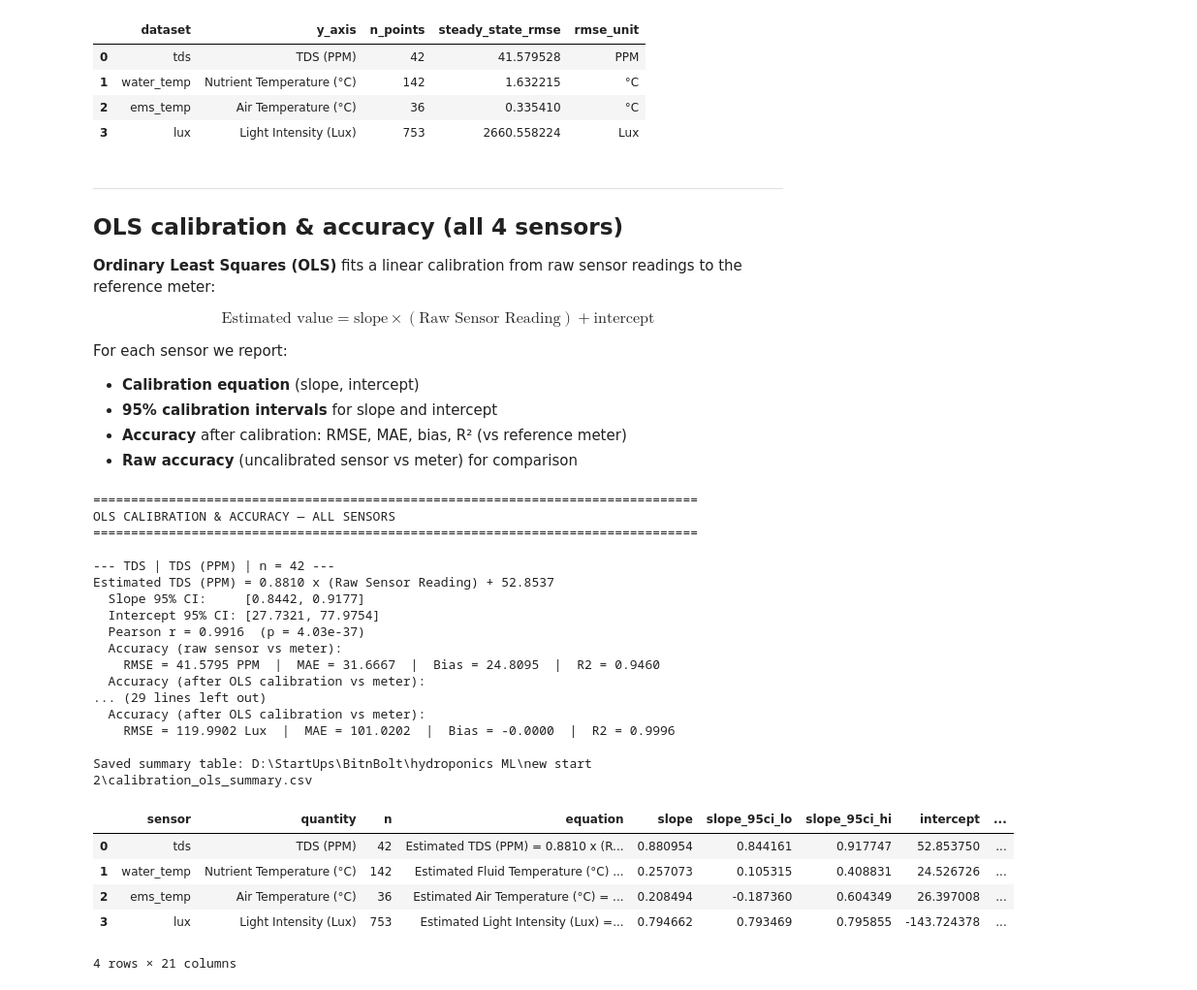
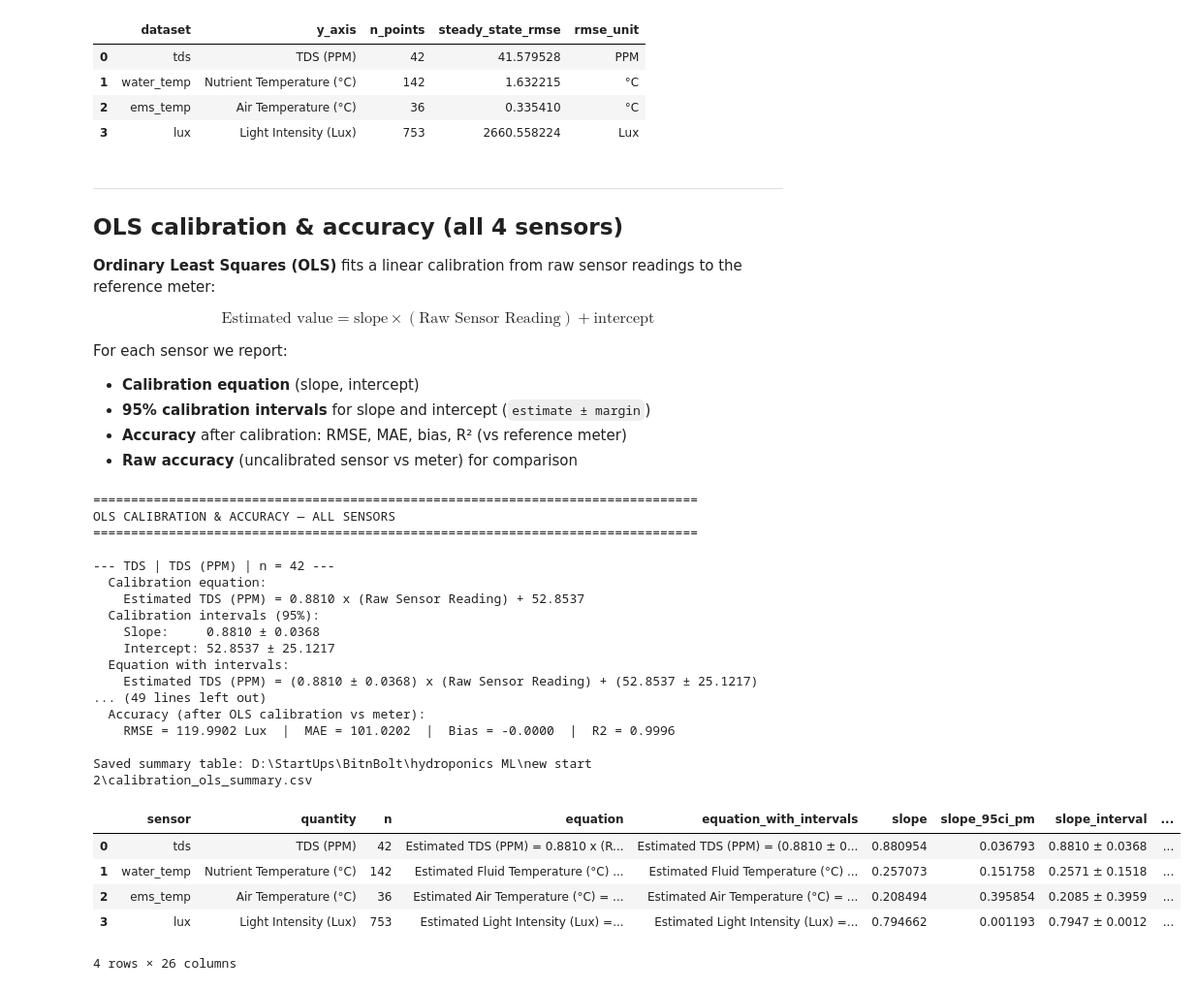
Before and after one commit to BitnBolt/hydroponics-ML, a Jupyter notebook: new start 2/main.ipynb, the cells around one changed output. Shown at 97% size. Drawn from its saved outputs; the diff is of its cells as text; code cells hidden in the pictures.

```diff
--- a/new start 2/main.ipynb
+++ b/new start 2/main.ipynb
@@ -252,7 +252,7 @@ $$\text{Estimated value} = \text{slope} \times (\text{Raw Sensor Reading}) + \te
 
 For each sensor we report:
 - **Calibration equation** (slope, intercept)
-- **95% calibration intervals** for slope and intercept
+- **95% calibration intervals** for slope and intercept (`estimate ± margin`)
 - **Accuracy** after calibration: RMSE, MAE, bias, R² (vs reference meter)
 - **Raw accuracy** (uncalibrated sensor vs meter) for comparison
 # %%
@@ -295,14 +295,19 @@ def ols_calibration(sensor: np.ndarray, reference: np.ndarray) -> dict:
     raw_acc = accuracy_metrics(x, y)
     cal_acc = accuracy_metrics(y_cal, y)
 
+    slope_pm = (slope_ci[1] - slope_ci[0]) / 2
+    intercept_pm = (intercept_ci[1] - intercept_ci[0]) / 2
+
     return dict(
         n=n,
         slope=slope,
         intercept=intercept,
         slope_ci_lo=slope_ci[0],
         slope_ci_hi=slope_ci[1],
+        slope_pm=slope_pm,
         intercept_ci_lo=intercept_ci[0],
         intercept_ci_hi=intercept_ci[1],
+        intercept_pm=intercept_pm,
         pearson_r=r,
         p_value=p,
         raw=raw_acc,
@@ -311,11 +316,27 @@ def ols_calibration(sensor: np.ndarray, reference: np.ndarray) -> dict:
     )
 
 
+def format_pm(value: float, margin: float, decimals: int = 4) -> str:
+    """Estimate with symmetric 95% calibration interval (± half-width of CI)."""
+    return f'{value:.{decimals}f} ± {margin:.{decimals}f}'
+
+
 def format_equation(label: str, unit: str, slope: float, intercept: float) -> str:
     sign = '+' if intercept >= 0 else '-'
     return (
         f'{label} ({unit}) = {slope:.4f} x (Raw Sensor Reading) '
         f'{sign} {abs(intercept):.4f}'
+    )
+
+
+def format_equation_with_interval(
+    label: str, unit: str, slope: float, intercept: float,
+    slope_pm: float, intercept_pm: float,
+) -> str:
+    sign = '+' if intercept >= 0 else '-'
+    return (
+        f'{label} ({unit}) = ({format_pm(slope, slope_pm)}) x (Raw Sensor Reading) '
+        f'{sign} ({format_pm(abs(intercept), intercept_pm)})'
     )
 
 
@@ -333,15 +354,23 @@ for cfg in PLOT_CONFIGS:
     label = CALIBRATION_LABELS[cfg['key']]
     unit = cfg['rmse_unit']
     eq = format_equation(label, unit, ols['slope'], ols['intercept'])
+    eq_interval = format_equation_with_interval(
+        label, unit, ols['slope'], ols['intercept'],
+        ols['slope_pm'], ols['intercept_pm'],
+    )
 
     print()
     print(f"--- {cfg['key'].upper()} | {cfg['y_label']} | n = {ols['n']} ---")
-    print(eq)
+    print('  Calibration equation:')
+    print(f'    {eq}')
+    print('  Calibration intervals (95%):')
+    print(f"    Slope:     {format_pm(ols['slope'], ols['slope_pm'])}")
+    print(f"    Intercept: {format_pm(ols['intercept'], ols['intercept_pm'])}")
+    print('  Equation with intervals:')
+    print(f'    {eq_interval}')
     print(
-        f"  Slope 95% CI:     [{ols['slope_ci_lo']:.4f}, {ols['slope_ci_hi']:.4f}]"
-    )
-    print(
-        f"  Intercept 95% CI: [{ols['intercept_ci_lo']:.4f}, {ols['intercept_ci_hi']:.4f}]"
+        f"    (range: slope [{ols['slope_ci_lo']:.4f}, {ols['slope_ci_hi']:.4f}], "
+        f"intercept [{ols['intercept_ci_lo']:.4f}, {ols['intercept_ci_hi']:.4f}])"
     )
     print(f"  Pearson r = {ols['pearson_r']:.4f}  (p = {ols['p_value']:.2e})")
     print('  Accuracy (raw sensor vs meter):')
@@ -360,10 +389,15 @@ for cfg in PLOT_CONFIGS:
         'quantity': cfg['y_label'],
         'n': ols['n'],
         'equation': eq,
+        'equation_with_intervals': eq_interval,
         'slope': ols['slope'],
+        'slope_95ci_pm': ols['slope_pm'],
+        'slope_interval': format_pm(ols['slope'], ols['slope_pm']),
         'slope_95ci_lo': ols['slope_ci_lo'],
         'slope_95ci_hi': ols['slope_ci_hi'],
         'intercept': ols['intercept'],
+        'intercept_95ci_pm': ols['intercept_pm'],
+        'intercept_interval': format_pm(ols['intercept'], ols['intercept_pm']),
         'intercept_95ci_lo': ols['intercept_ci_lo'],
         'intercept_95ci_hi': ols['intercept_ci_hi'],
         'pearson_r': ols['pearson_r'],
@@ -373,44 +407,44 @@ for cfg in PLOT_CONFIGS:
         'raw_Bias': ols['raw']['Bias'],
         'raw_R2': ols['raw']['R2'],
         'calibrated_RMSE': ols['calibrated']['RMSE'],
         'calibrated_MAE': ols['calibrated']['MAE'],
         'calibrated_Bias': ols['calibrated']['Bias'],
         'calibrated_R2': ols['calibrated']['R2'],
         'unit': unit,
     })
 
 calibration_summary = pd.DataFrame(calibration_rows)
 out_csv = Path('calibration_ols_summary.csv')
 calibration_summary.to_csv(out_csv, index=False)
 print()
 print(f'Saved summary table: {out_csv.resolve()}')
 
 try:
     from IPython.display import display
     display(calibration_summary)
 except ImportError:
     print(calibration_summary.to_string(index=False))
 # %% [output]
 ================================================================================
 OLS CALIBRATION & ACCURACY — ALL SENSORS
 ================================================================================
 
 --- TDS | TDS (PPM) | n = 42 ---
-Estimated TDS (PPM) = 0.8810 x (Raw Sensor Reading) + 52.8537
-  Slope 95% CI:     [0.8442, 0.9177]
-  Intercept 95% CI: [27.7321, 77.9754]
-  Pearson r = 0.9916  (p = 4.03e-37)
-  Accuracy (raw sensor vs meter):
-    RMSE = 41.5795 PPM  |  MAE = 31.6667  |  Bias = 24.8095  |  R2 = 0.9460
-  Accuracy (after OLS calibration vs meter):
-... (29 lines left out)
+  Calibration equation:
+    Estimated TDS (PPM) = 0.8810 x (Raw Sensor Reading) + 52.8537
+  Calibration intervals (95%):
+    Slope:     0.8810 ± 0.0368
+    Intercept: 52.8537 ± 25.1217
+  Equation with intervals:
+    Estimated TDS (PPM) = (0.8810 ± 0.0368) x (Raw Sensor Reading) + (52.8537 ± 25.1217)
+... (49 lines left out)
   Accuracy (after OLS calibration vs meter):
     RMSE = 119.9902 Lux  |  MAE = 101.0202  |  Bias = -0.0000  |  R2 = 0.9996
 
 Saved summary table: D:\StartUps\BitnBolt\hydroponics ML\new start 2\calibration_ols_summary.csv
-|  | sensor | quantity | n | equation | slope | slope_95ci_lo | slope_95ci_hi | intercept | ... |
-| 0 | tds | TDS (PPM) | 42 | Estimated TDS (PPM) = 0.8810 x (R... | 0.880954 | 0.844161 | 0.917747 | 52.853750 | ... |
-| 1 | water_temp | Nutrient Temperature (°C) | 142 | Estimated Fluid Temperature (°C) ... | 0.257073 | 0.105315 | 0.408831 | 24.526726 | ... |
-| 2 | ems_temp | Air Temperature (°C) | 36 | Estimated Air Temperature (°C) = ... | 0.208494 | -0.187360 | 0.604349 | 26.397008 | ... |
-| 3 | lux | Light Intensity (Lux) | 753 | Estimated Light Intensity (Lux) =... | 0.794662 | 0.793469 | 0.795855 | -143.724378 | ... |
+|  | sensor | quantity | n | equation | equation_with_intervals | slope | slope_95ci_pm | slope_interval | ... |
+| 0 | tds | TDS (PPM) | 42 | Estimated TDS (PPM) = 0.8810 x (R... | Estimated TDS (PPM) = (0.8810 ± 0... | 0.880954 | 0.036793 | 0.8810 ± 0.0368 | ... |
+| 1 | water_temp | Nutrient Temperature (°C) | 142 | Estimated Fluid Temperature (°C) ... | Estimated Fluid Temperature (°C) ... | 0.257073 | 0.151758 | 0.2571 ± 0.1518 | ... |
+| 2 | ems_temp | Air Temperature (°C) | 36 | Estimated Air Temperature (°C) = ... | Estimated Air Temperature (°C) = ... | 0.208494 | 0.395854 | 0.2085 ± 0.3959 | ... |
+| 3 | lux | Light Intensity (Lux) | 753 | Estimated Light Intensity (Lux) =... | Estimated Light Intensity (Lux) =... | 0.794662 | 0.001193 | 0.7947 ± 0.0012 | ... |
-4 rows × 21 columns
+4 rows × 26 columns
```
Also changed, not shown: 1 other file.
